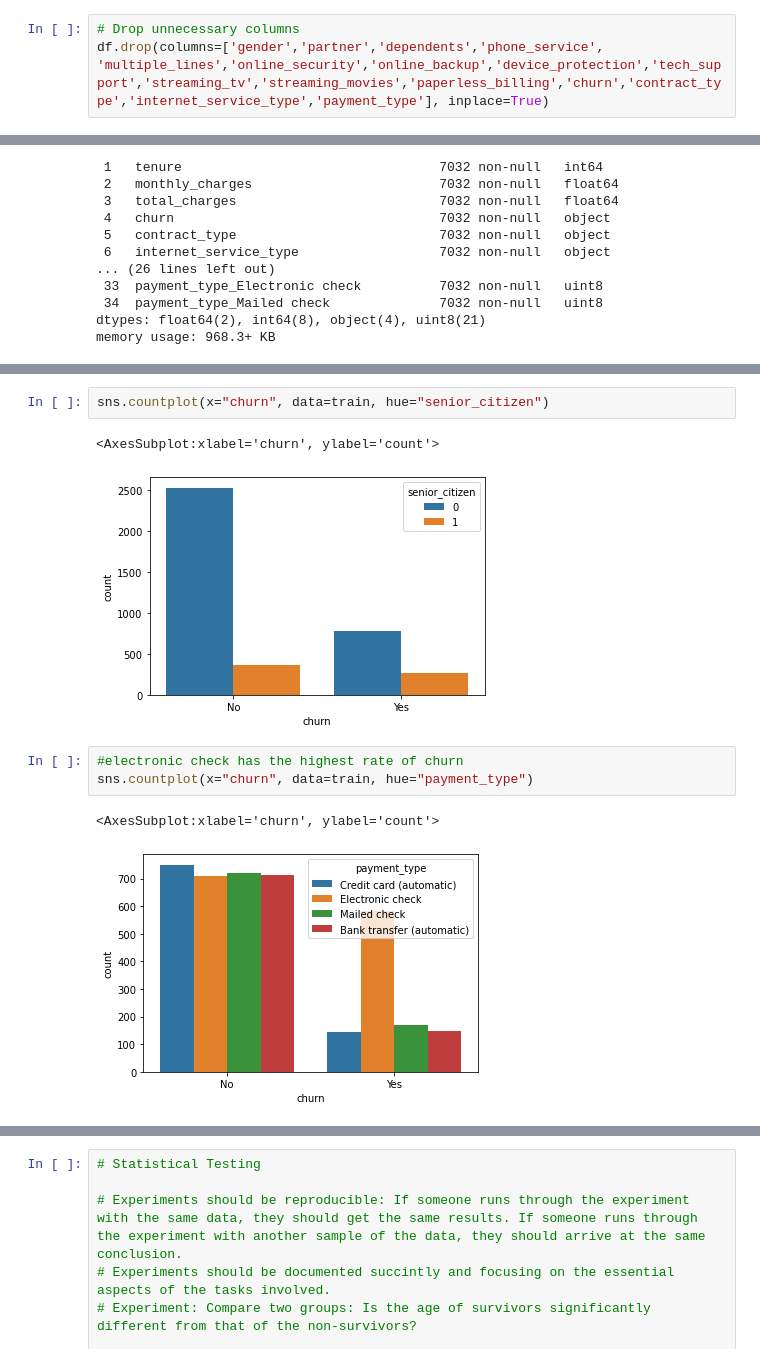
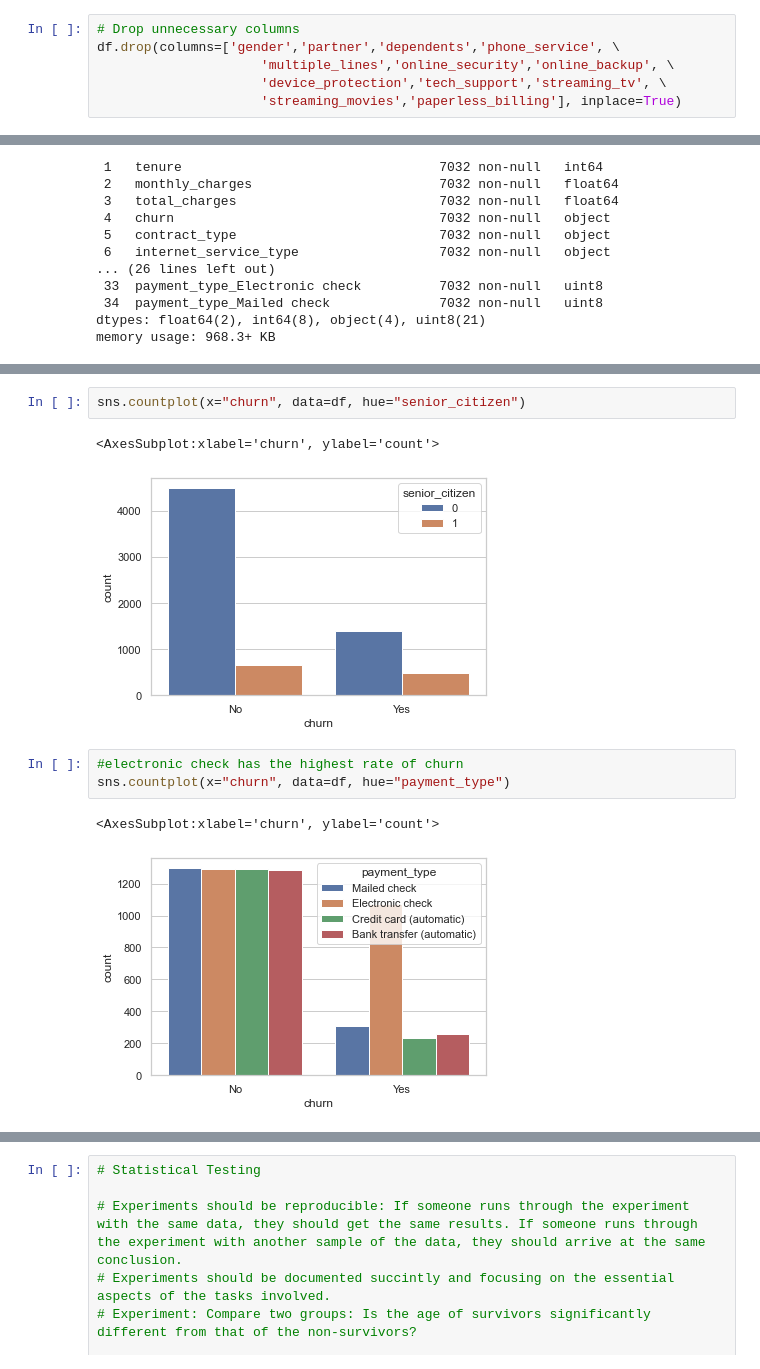
Before and after one commit to tim-keriazes/telco_project, a Jupyter notebook: telco_churn_notebook.ipynb, the cells around one changed output, grey strips where cells are left out. Drawn from its saved outputs; the diff is of its cells as text.

```diff
--- a/telco_churn_notebook.ipynb
+++ b/telco_churn_notebook.ipynb
@@ -121,7 +121,10 @@ dummy_df = pd.get_dummies(df[['multiple_lines', \
 df = pd.concat([df, dummy_df], axis=1)
 # %%
 # Drop unnecessary columns
-df.drop(columns=['gender','partner','dependents','phone_service', 'multiple_lines','online_security','online_backup','device_protection','tech_support','streaming_tv','streaming_movies','paperless_billing','churn','contract_type','internet_service_type','payment_type'], inplace=True)
+df.drop(columns=['gender','partner','dependents','phone_service', \
+                     'multiple_lines','online_security','online_backup', \
+                     'device_protection','tech_support','streaming_tv', \
+                     'streaming_movies','paperless_billing'], inplace=True)
 # %%
 #combine all to a function and add to prepare.py
 def prep_telco_data(df):
@@ -236,13 +230,13 @@ sns.countplot(x="churn", data=train, hue="dependents_encoded")
 # %%
-sns.countplot(x="churn", data=train, hue="senior_citizen")
+sns.countplot(x="churn", data=df, hue="senior_citizen")
 # %% [output]
 <AxesSubplot:xlabel='churn', ylabel='count'>
-[figure, old version]
+[figure, new version]
 # %%
 #electronic check has the highest rate of churn
-sns.countplot(x="churn", data=train, hue="payment_type")
+sns.countplot(x="churn", data=df, hue="payment_type")
 # %% [output]
 <AxesSubplot:xlabel='churn', ylabel='count'>
-[figure, old version]
+[figure, new version]
 # %%
 #month to month has the highest rate of churn
```
Also changed, not shown: parts of 66 cells of this notebook, 1 other file.
